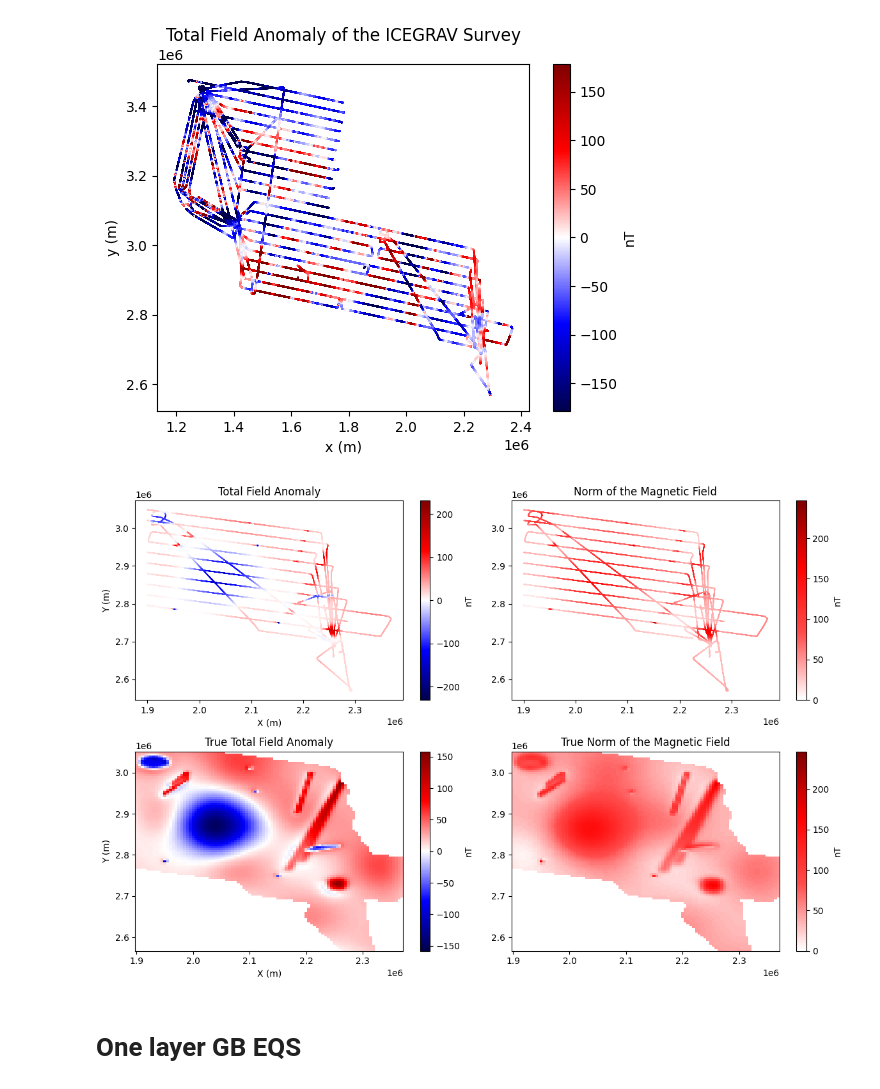
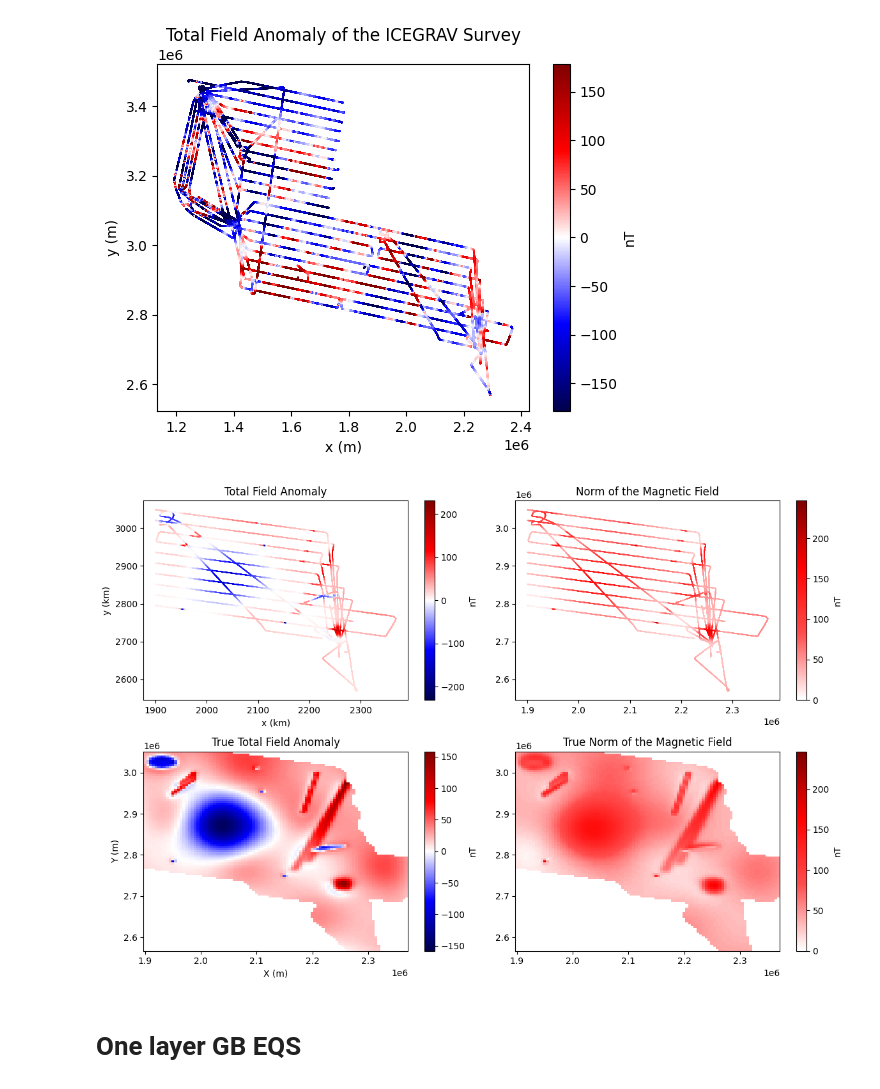
Before and after one commit to compgeolab/eqs-magnetic-dual-layer, a Jupyter notebook: code/06_icegrav_synthetic.ipynb, the cells around one changed output. Cells and saved outputs as stored; diff of their text form; code cells hidden in the pictures.

```diff
--- a/code/06_icegrav_synthetic.ipynb
+++ b/code/06_icegrav_synthetic.ipynb
@@ -66,7 +70,7 @@ red_norm = mcolors.Normalize(vmin=0, vmax=vd.maxabs(icegrav_synthetic.bnorm)) #
 fig, ax = plt.subplots(2, 2, figsize=(12,8))
 scale_tfa_synthetic = vd.maxabs(icegrav_synthetic.tfa)
 plot1 = ax[0,0].scatter(
-    *coordinates[:2],
+    *coordinates_km[:2],
     c=icegrav_synthetic.tfa,
     cmap="seismic",
     s=0.01,
@@ -74,8 +78,8 @@ plot1 = ax[0,0].scatter(
     vmax=scale_tfa_synthetic,
 )
 ax[0,0].set_title("Total Field Anomaly")
-ax[0,0].set_xlabel("X (m)")
-ax[0,0].set_ylabel("Y (m)")
+ax[0,0].set_xlabel("x (km)")
+ax[0,0].set_ylabel("y (km)")
 fig.colorbar(plot1, ax=ax[0,0], label="nT")
 
 scale_bnorm_synthetic = vd.maxabs(icegrav_synthetic.bnorm)
@@ -87,34 +91,34 @@ plot2 = ax[0,1].scatter(
     norm=red_norm,
 )
 ax[0,1].set_title("Norm of the Magnetic Field")
 fig.colorbar(plot2, ax=ax[0,1], label="nT")
 
 scale_true_tfa = vd.maxabs(true_tfa)
 plot3 = ax[1, 0].pcolormesh(
     *grid_coordinates[:2],
     true_tfa,
     cmap="seismic",
     vmin=-scale_true_tfa,
     vmax=scale_true_tfa,
 )
 ax[1, 0].set_title("True Total Field Anomaly")
 ax[1, 0].set_xlabel("X (m)")
 ax[1, 0].set_ylabel("Y (m)")
 fig.colorbar(plot3, ax=ax[1, 0], label="nT")
 
 plot4 = ax[1, 1].pcolormesh(
     *grid_coordinates[:2],
     true_bnorm,
     cmap=red_cm,
     norm=red_norm,
 )
 ax[1, 1].set_title("True Norm of the Magnetic Field")
 fig.colorbar(plot4, ax=ax[1, 1], label="nT")
 
 fig.tight_layout()
 fig.show()
 # %% [output]
-[figure, old version]
+[figure, new version]
 # %% [markdown]
 # One layer GB EQS
 # %%
```
Also changed, not shown: parts of 6 cells of this notebook, 1 other file.
